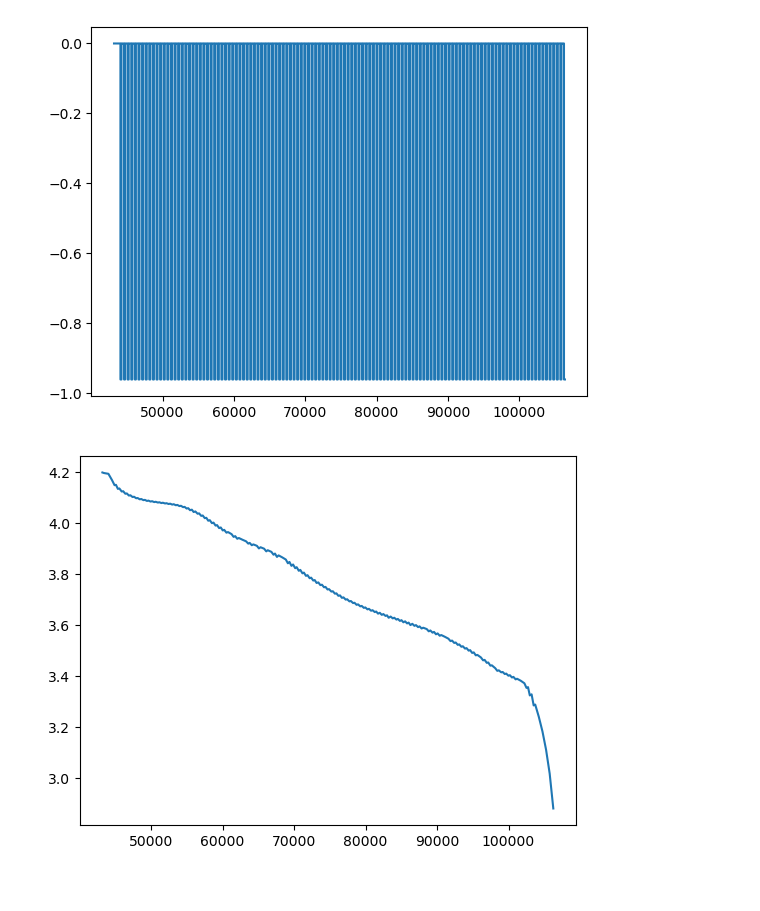
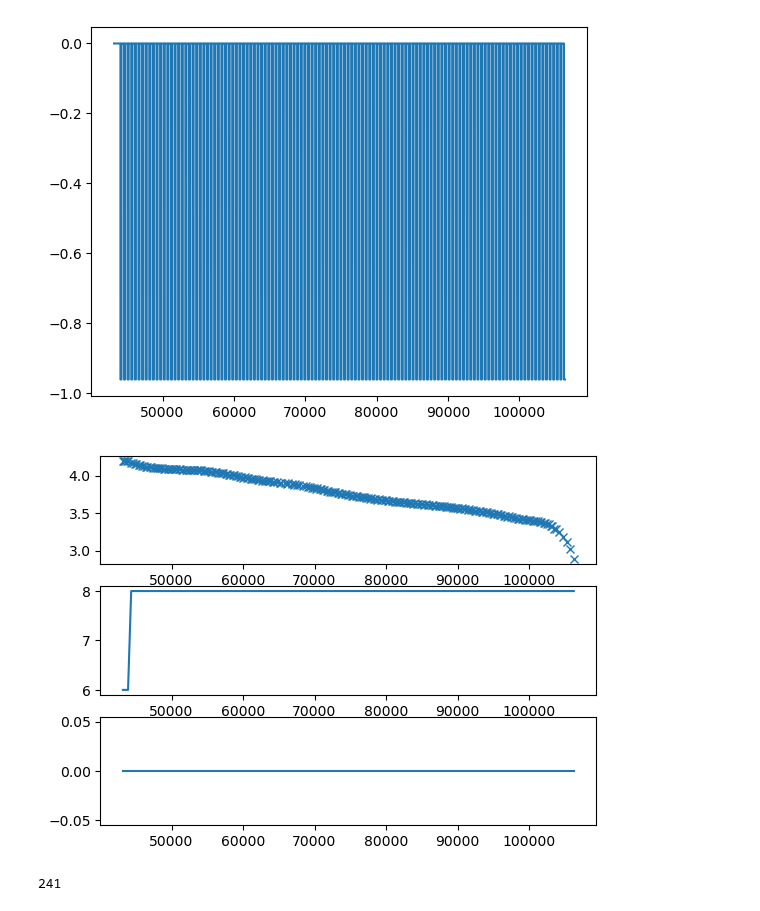
Before and after one commit to JerryOu10124/MA, a Jupyter notebook: data_extract.ipynb, the cells around one changed output. Cells and saved outputs as stored; diff of their text form; code cells hidden in the pictures.

```diff
--- a/data_extract.ipynb
+++ b/data_extract.ipynb
@@ -42,15 +42,22 @@ plt.plot(df['Testtime [s]'], df['Current[A]'])
 [<matplotlib.lines.Line2D at 0x...>]
 [figure]
 # %%
-df = pd.read_csv("filtered_data.csv")
 voltage = df['Voltage[V]'].values
-peaks, _ = find_peaks(voltage, distance=200)
+peaks, _ = find_peaks(voltage, distance=170)
 # %%
 peak_voltages = voltage[peaks]
 peak_currents = df['Current[A]'].values[peaks]
 peak_testtimes = df['Testtime [s]'].values[peaks]
+step_id = df['StepID'].values[peaks]
 # %%
-plt.plot(peak_testtimes, peak_voltages)
+fig, axs = plt.subplots(nrows=3, ncols=1)
+axs[0].plot(peak_testtimes, peak_voltages, "x")
+axs[1].plot(peak_testtimes, step_id)
+axs[2].plot(peak_testtimes, peak_currents)
 plt.show()
 # %% [output]
-[figure, old version]
+[figure, new version]
+# %%
+peak_voltages.shape[0]
+# %% [output]
+241
```
Also changed, not shown: parts of 5 cells of this notebook, 8 other files.
